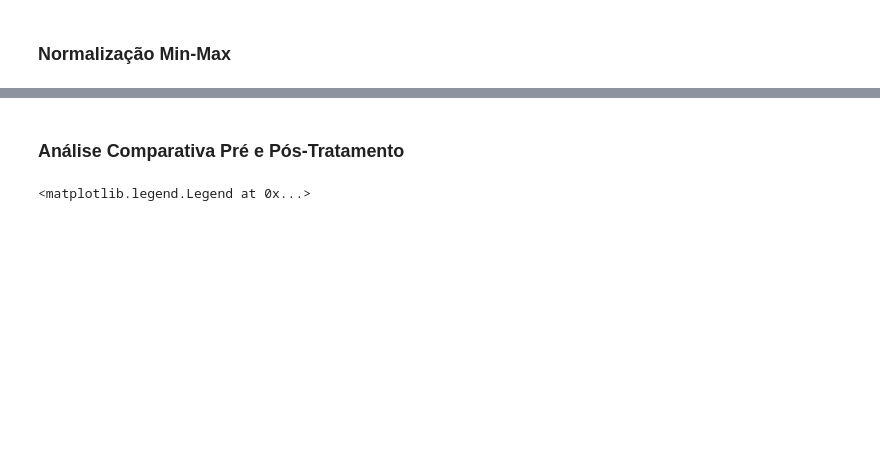
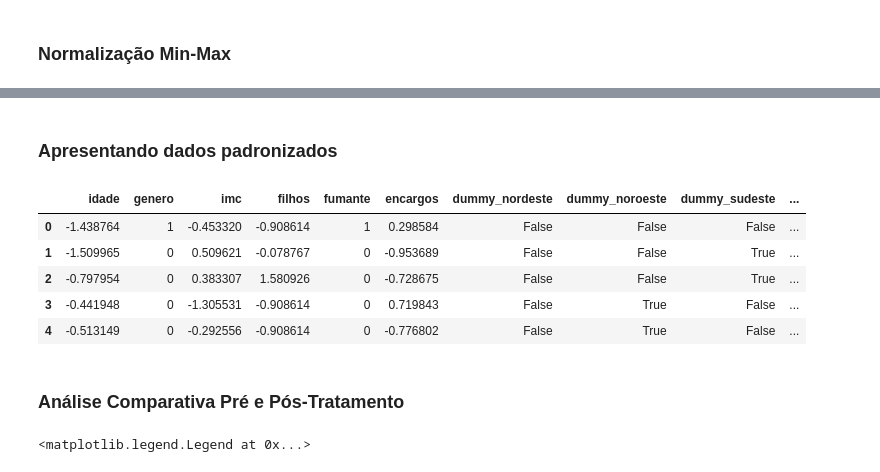
Before and after one commit to jordanmsouza/TechChallenge_Fase1_Grupo4, a Jupyter notebook: Tech_Challange_Fase1_Grupo4.ipynb, the cells around one changed output, grey strips where cells are left out. Drawn from its saved outputs; the diff is of its cells as text; code cells hidden in the pictures; blank space fills up the shorter version.

```diff
--- a/Tech_Challange_Fase1_Grupo4.ipynb
+++ b/Tech_Challange_Fase1_Grupo4.ipynb
@@ -137,6 +152,17 @@ dados["genero"] = label_enconder.fit_transform(dados["genero"])
 df = pd.get_dummies(dados["regiao"], prefix = "dummy")
 dados_coeded = pd.concat([dados, df], axis=1)
 dados_coeded.drop(["regiao"], axis=1, inplace = True)
+# %% [markdown]
+### Apresentando dados padronizados
+# %%
+dados_coeded.head()
+# %% [output]
+|  | idade | genero | imc | filhos | fumante | encargos | dummy_nordeste | dummy_noroeste | dummy_sudeste | ... |
+| 0 | -1.438764 | 1 | -0.453320 | -0.908614 | 1 | 0.298584 | False | False | False | ... |
+| 1 | -1.509965 | 0 | 0.509621 | -0.078767 | 0 | -0.953689 | False | False | True | ... |
+| 2 | -0.797954 | 0 | 0.383307 | 1.580926 | 0 | -0.728675 | False | False | True | ... |
+| 3 | -0.441948 | 0 | -1.305531 | -0.908614 | 0 | 0.719843 | False | True | False | ... |
+| 4 | -0.513149 | 0 | -0.292556 | -0.908614 | 0 | -0.776802 | False | True | False | ... |
 # %% [markdown]
 ### Análise Comparativa Pré e Pós-Tratamento
 # %%
```
Also changed, not shown: parts of 27 cells of this notebook.
